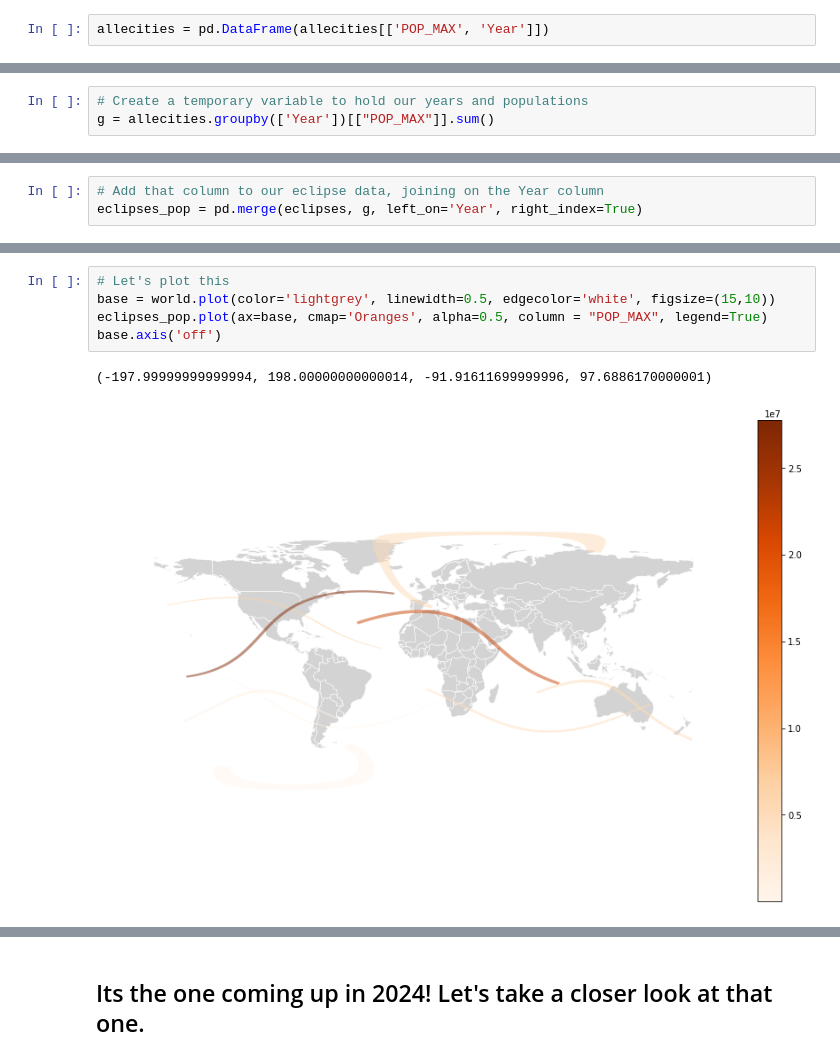
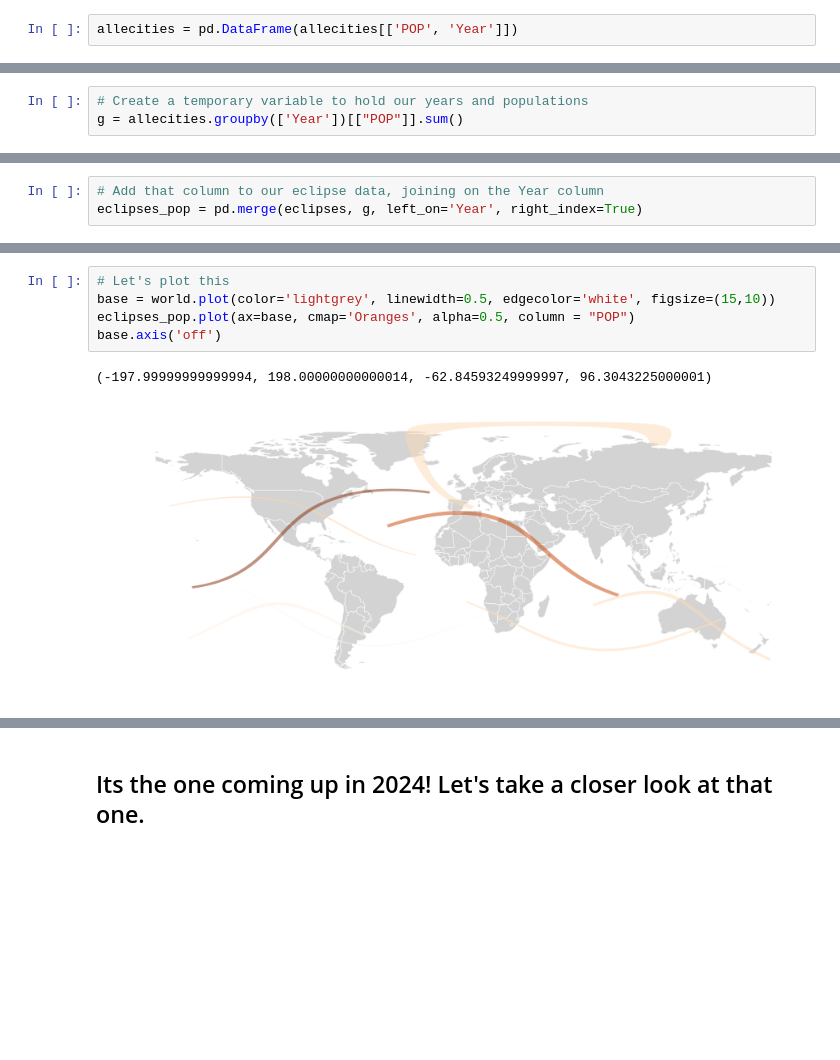
Before and after one commit to christyheaton/mapitwithpython, a Jupyter notebook: Notebook/Presentation.ipynb, the cells around one changed output, grey strips where cells are left out. Saved outputs shown, nothing was run; the diff lists cells and outputs as text; blank space fills up the shorter version.

Commit message:
Removed unnecessary columns from source data

```diff
--- a/Notebook/Presentation.ipynb
+++ b/Notebook/Presentation.ipynb
@@ -502,5 +494,5 @@ allecities.head(3)
 # %%
-allecities = pd.DataFrame(allecities[['POP_MAX', 'Year']])
+allecities = pd.DataFrame(allecities[['POP', 'Year']])
 # %%
 allecities.head(3)
 # %% [output]
@@ -510,7 +502,7 @@ allecities.head(3)
 | 15 | 45977 | 2027 |
 # %%
 # Create a temporary variable to hold our years and populations
-g = allecities.groupby(['Year'])[["POP_MAX"]].sum()
+g = allecities.groupby(['Year'])[["POP"]].sum()
 # %%
 g
 # %% [output]
@@ -542,10 +533,10 @@ eclipses_pop.head(5)
 # %%
 # Let's plot this
 base = world.plot(color='lightgrey', linewidth=0.5, edgecolor='white', figsize=(15,10))
-eclipses_pop.plot(ax=base, cmap='Oranges', alpha=0.5, column = "POP_MAX", legend=True)
+eclipses_pop.plot(ax=base, cmap='Oranges', alpha=0.5, column = "POP")
 base.axis('off')
 # %% [output]
-(-197.99999999999994, 198.00000000000014, -91.91611699999996, 97.6886170000001)
+(-197.99999999999994, 198.00000000000014, -62.84593249999997, 96.3043225000001)
-[figure, old version]
+[figure, new version]
 # %%
 # Sort the results to find out which eclipse will cover the most people
```
Also changed, not shown: parts of 21 cells of this notebook.
